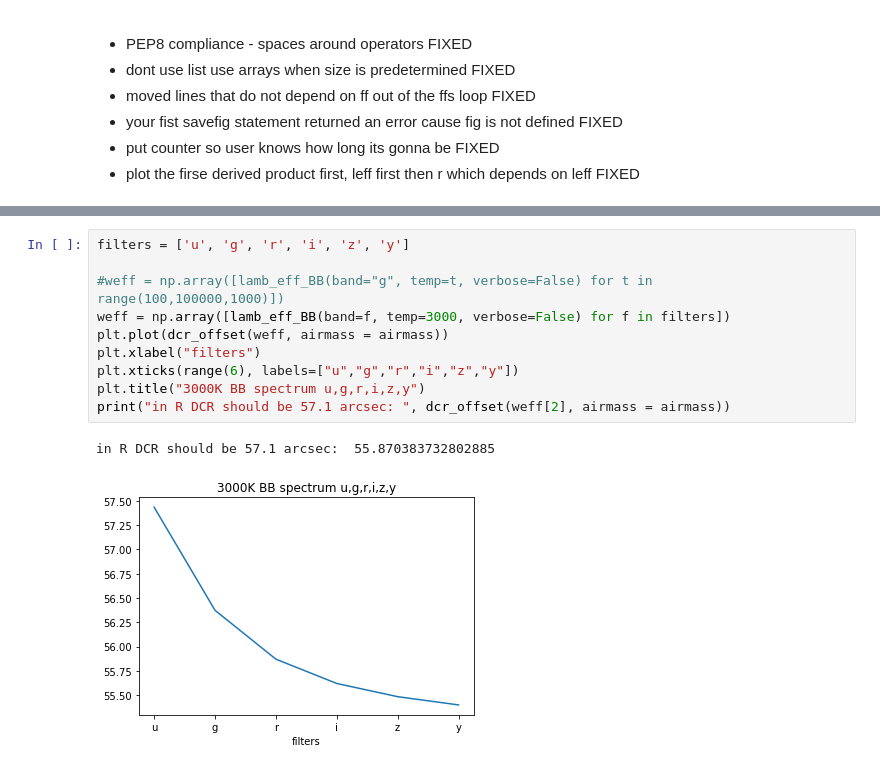
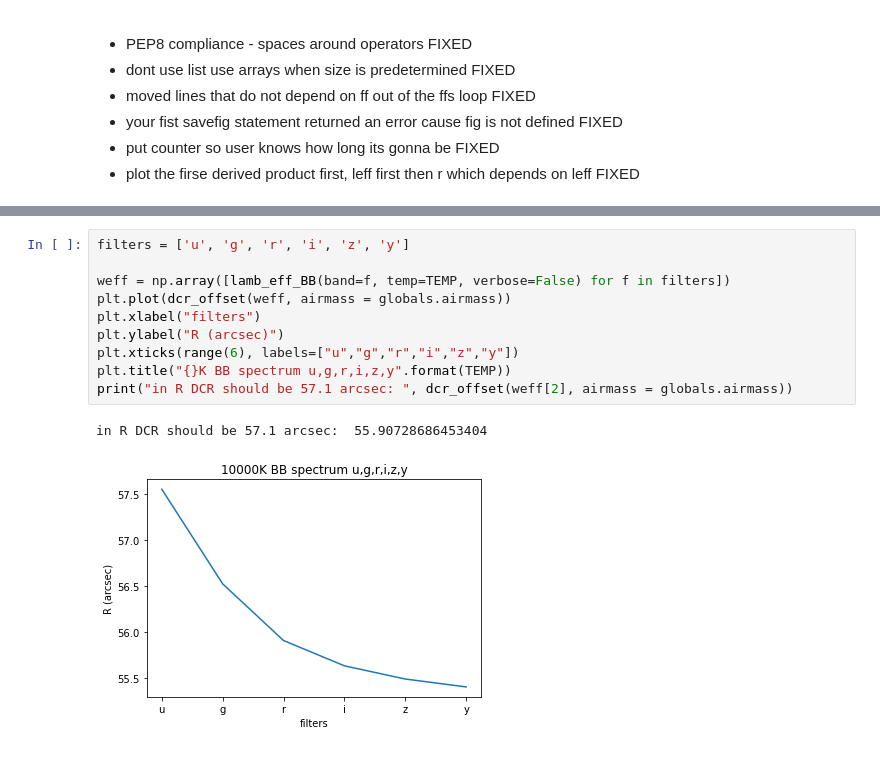
Before and after one commit to RileyWClarke/RAFTS, a Jupyter notebook: testing_nb_RWC.ipynb, the cells around one changed output, grey strips where cells are left out. Drawn from its saved outputs; the diff is of its cells as text.

```diff
--- a/testing_nb_RWC.ipynb
+++ b/testing_nb_RWC.ipynb
@@ -77,14 +74,14 @@ plt.savefig('Figures/bb_calib.png', dpi=300, bbox_inches='tight')
 # %%
 filters = ['u', 'g', 'r', 'i', 'z', 'y']
 
-#weff = np.array([lamb_eff_BB(band="g", temp=t, verbose=False) for t in range(100,100000,1000)])
-weff = np.array([lamb_eff_BB(band=f, temp=3000, verbose=False) for f in filters])
-plt.plot(dcr_offset(weff, airmass = airmass))
+weff = np.array([lamb_eff_BB(band=f, temp=TEMP, verbose=False) for f in filters])
+plt.plot(dcr_offset(weff, airmass = globals.airmass))
 plt.xlabel("filters")
+plt.ylabel("R (arcsec)")
 plt.xticks(range(6), labels=["u","g","r","i","z","y"])
-plt.title("3000K BB spectrum u,g,r,i,z,y")
-print("in R DCR should be 57.1 arcsec: ", dcr_offset(weff[2], airmass = airmass))
+plt.title("{}K BB spectrum u,g,r,i,z,y".format(TEMP))
+print("in R DCR should be 57.1 arcsec: ", dcr_offset(weff[2], airmass = globals.airmass))
 # %% [output]
-in R DCR should be 57.1 arcsec:  55.870383732802885
+in R DCR should be 57.1 arcsec:  55.90728686453404
-[figure, old version]
+[figure, new version]
 # %%
```
Also changed, not shown: parts of 15 cells of this notebook, 4 other files.
